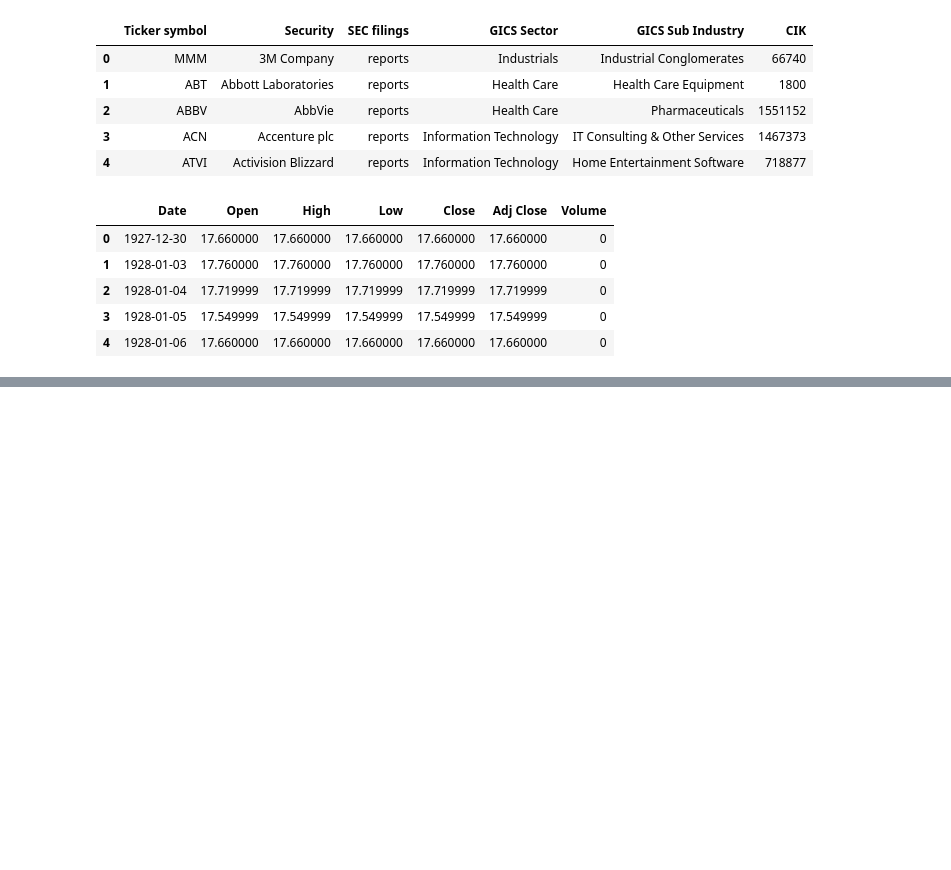
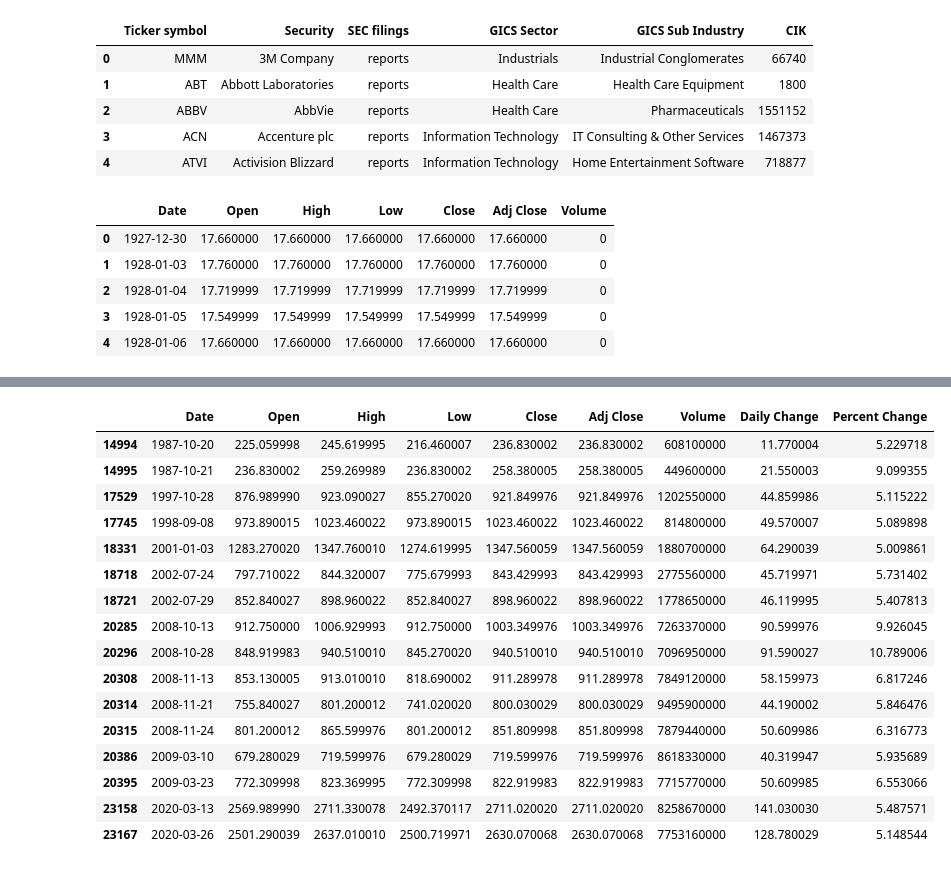
Before and after one commit to Bonjanette/project-one, a Jupyter notebook: Sentiment_Analysis.ipynb, the cells around one changed output, grey strips where cells are left out. Cells and saved outputs as stored; diff of their text form; code cells hidden in the pictures; blank space fills up the shorter version.

```diff
--- a/Sentiment_Analysis.ipynb
+++ b/Sentiment_Analysis.ipynb
@@ -115,0 +152,5 @@ combined_df.head()
+# %%
+#Lets Create the Daily Change column
+spx_df["Percent Change"] = (spx_df['Adj Close'] - spx_df['Open'])/spx_df['Open']*100
+#Preview
+spx_df.head()
@@ -115,0 +177,28 @@ combined_df.head()
+# %%
+#Lets filter the data down to only show dates when the daily change was above 10
+spx_df.loc[spx_df["Percent Change"]>0,:] # There are 7802 values
+
+#Lets go further to filter this range down to a smaller amount of data. Lets try 20 for Daily Change.
+spx_df.loc[spx_df["Percent Change"]>3,:] # There are 97 values.
+
+# Lets try to get the data to 10 rows or below to show about 10 of the biggest dates of Daily Change in the history of the SP500.
+spx_loss_df = spx_df.loc[spx_df["Percent Change"]>5,:] # There are 11 values.
+spx_loss_df
+# %% [output]
+|  | Date | Open | High | Low | Close | Adj Close | Volume | Daily Change | Percent Change |
+| 14994 | 1987-10-20 | 225.059998 | 245.619995 | 216.460007 | 236.830002 | 236.830002 | 608100000 | 11.770004 | 5.229718 |
+| 14995 | 1987-10-21 | 236.830002 | 259.269989 | 236.830002 | 258.380005 | 258.380005 | 449600000 | 21.550003 | 9.099355 |
+| 17529 | 1997-10-28 | 876.989990 | 923.090027 | 855.270020 | 921.849976 | 921.849976 | 1202550000 | 44.859986 | 5.115222 |
+| 17745 | 1998-09-08 | 973.890015 | 1023.460022 | 973.890015 | 1023.460022 | 1023.460022 | 814800000 | 49.570007 | 5.089898 |
+| 18331 | 2001-01-03 | 1283.270020 | 1347.760010 | 1274.619995 | 1347.560059 | 1347.560059 | 1880700000 | 64.290039 | 5.009861 |
+| 18718 | 2002-07-24 | 797.710022 | 844.320007 | 775.679993 | 843.429993 | 843.429993 | 2775560000 | 45.719971 | 5.731402 |
+| 18721 | 2002-07-29 | 852.840027 | 898.960022 | 852.840027 | 898.960022 | 898.960022 | 1778650000 | 46.119995 | 5.407813 |
+| 20285 | 2008-10-13 | 912.750000 | 1006.929993 | 912.750000 | 1003.349976 | 1003.349976 | 7263370000 | 90.599976 | 9.926045 |
+| 20296 | 2008-10-28 | 848.919983 | 940.510010 | 845.270020 | 940.510010 | 940.510010 | 7096950000 | 91.590027 | 10.789006 |
+| 20308 | 2008-11-13 | 853.130005 | 913.010010 | 818.690002 | 911.289978 | 911.289978 | 7849120000 | 58.159973 | 6.817246 |
+| 20314 | 2008-11-21 | 755.840027 | 801.200012 | 741.020020 | 800.030029 | 800.030029 | 9495900000 | 44.190002 | 5.846476 |
+| 20315 | 2008-11-24 | 801.200012 | 865.599976 | 801.200012 | 851.809998 | 851.809998 | 7879440000 | 50.609986 | 6.316773 |
+| 20386 | 2009-03-10 | 679.280029 | 719.599976 | 679.280029 | 719.599976 | 719.599976 | 8618330000 | 40.319947 | 5.935689 |
+| 20395 | 2009-03-23 | 772.309998 | 823.369995 | 772.309998 | 822.919983 | 822.919983 | 7715770000 | 50.609985 | 6.553066 |
+| 23158 | 2020-03-13 | 2569.989990 | 2711.330078 | 2492.370117 | 2711.020020 | 2711.020020 | 8258670000 | 141.030030 | 5.487571 |
+| 23167 | 2020-03-26 | 2501.290039 | 2637.010010 | 2500.719971 | 2630.070068 | 2630.070068 | 7753160000 | 128.780029 | 5.148544 |
```
Also changed, not shown: parts of 18 cells of this notebook, 3 other files.
